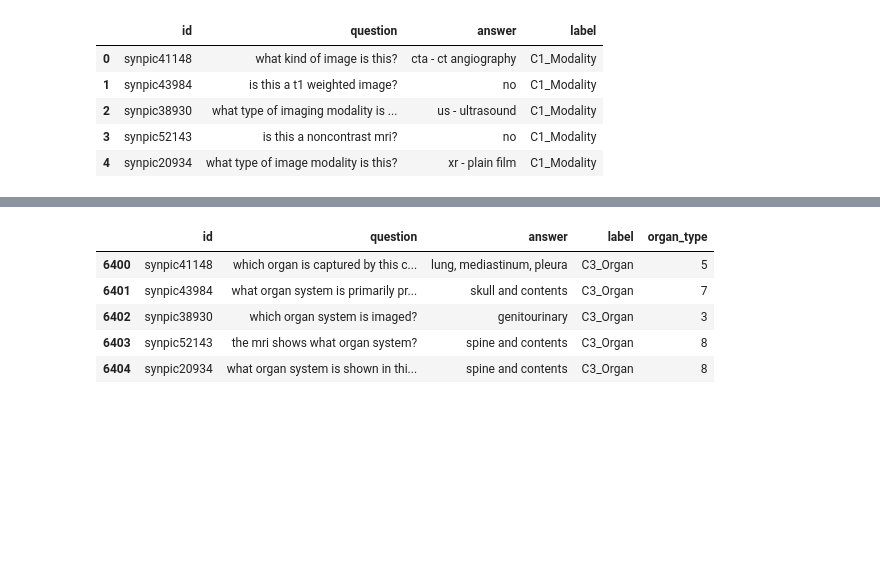
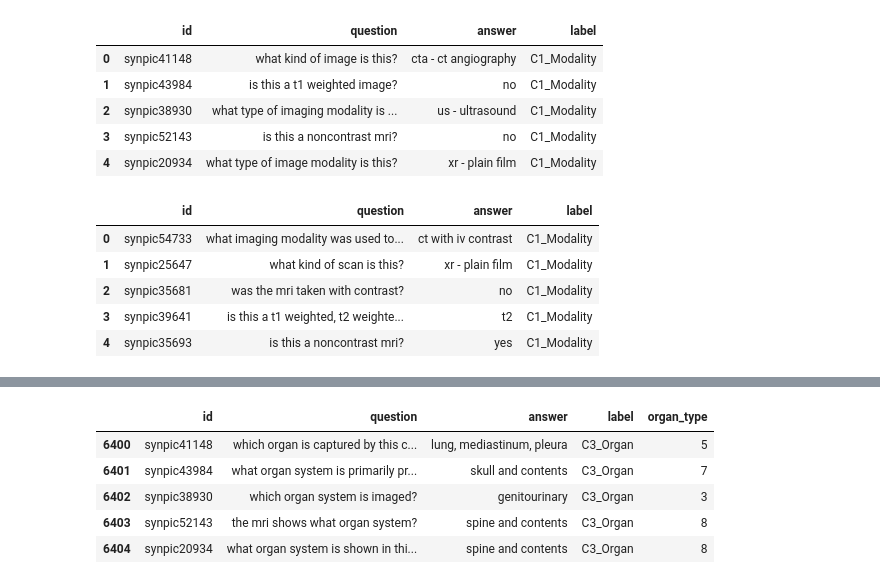
Before and after one commit to rohts-patil/VQA-Med-2019, a Jupyter notebook: notebooks/VQA_Organ_Classifier.ipynb, the cells around one changed output, grey strips where cells are left out. Cells and saved outputs as stored; diff of their text form; code cells hidden in the pictures; blank space fills up the shorter version.

```diff
--- a/notebooks/VQA_Organ_Classifier.ipynb
+++ b/notebooks/VQA_Organ_Classifier.ipynb
@@ -57,2 +70,11 @@ df_train.head()
+# %%
+df_valid.head()
+# %% [output]
+|  | id | question | answer | label |
+| 0 | synpic54733 | what imaging modality was used to... | ct with iv contrast | C1_Modality |
+| 1 | synpic25647 | what kind of scan is this? | xr - plain film | C1_Modality |
+| 2 | synpic35681 | was the mri taken with contrast? | no | C1_Modality |
+| 3 | synpic39641 | is this a t1 weighted, t2 weighte... | t2 | C1_Modality |
+| 4 | synpic35693 | is this a noncontrast mri? | yes | C1_Modality |
 # %%
 df_train = df_train[df_train['label'] == 'C3_Organ']
```
Also changed, not shown: parts of 13 cells of this notebook.
